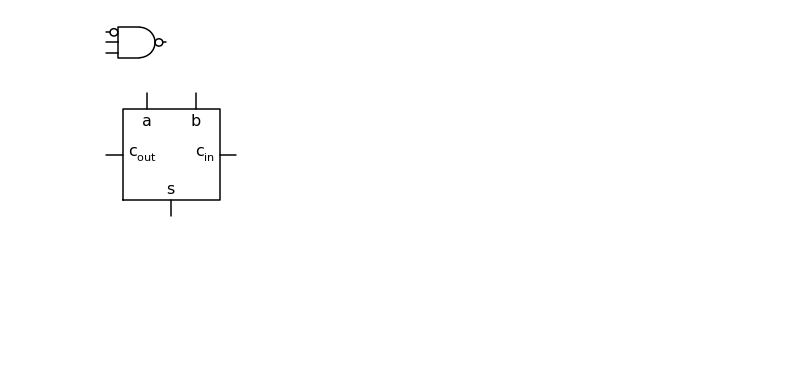
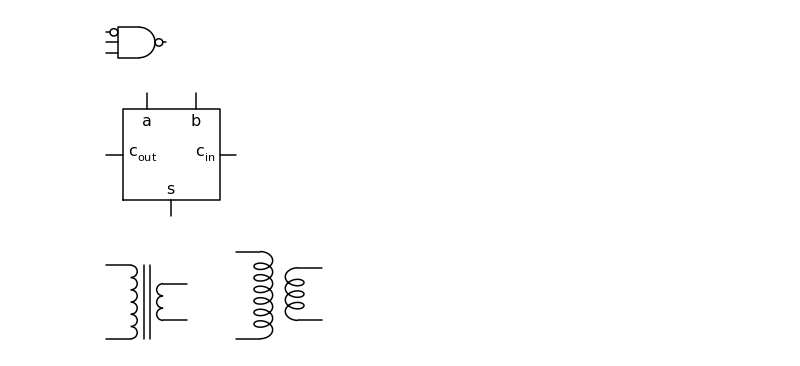
Before and after one commit to cdelker/schemdraw, a Jupyter notebook: docs/img/doc_images.ipynb, the cells around one changed output. Drawn from its saved outputs; the diff is of its cells as text; code cells hidden in the pictures; blank space fills up the shorter version.

Commit message:
Added procedure for drawing transformers.

```diff
--- a/docs/img/doc_images.ipynb
+++ b/docs/img/doc_images.ipynb
@@ -305,3 +306,20 @@ d.draw()
 d.save('fulladd_blackbox.png')
 # %% [output]
 [figure]
+# %%
+d = schem.Drawing()
+x = d.add(e.transformer(6,3, core=True, loop=False))
+d.add(e.LINE, xy=x.s1, l=d.unit/4)
+d.add(e.LINE, xy=x.s2, l=d.unit/4)
+d.add(e.LINE, xy=x.p1, l=d.unit/4, d='left')
+d.add(e.LINE, xy=x.p2, l=d.unit/4, d='left')
+
+x2 = d.add(e.transformer(6,3, core=False, loop=True), d='right', xy=(4,0))
+d.add(e.LINE, xy=x2.s1, l=d.unit/4, d='right')
+d.add(e.LINE, xy=x2.s2, l=d.unit/4, d='right')
+d.add(e.LINE, xy=x2.p1, l=d.unit/4, d='left')
+d.add(e.LINE, xy=x2.p2, l=d.unit/4, d='left')
+d.draw()
+d.save('transform.png')
+# %% [output]
+[figure, added]
```
Also changed, not shown: parts of 11 cells of this notebook, 9 other files.
